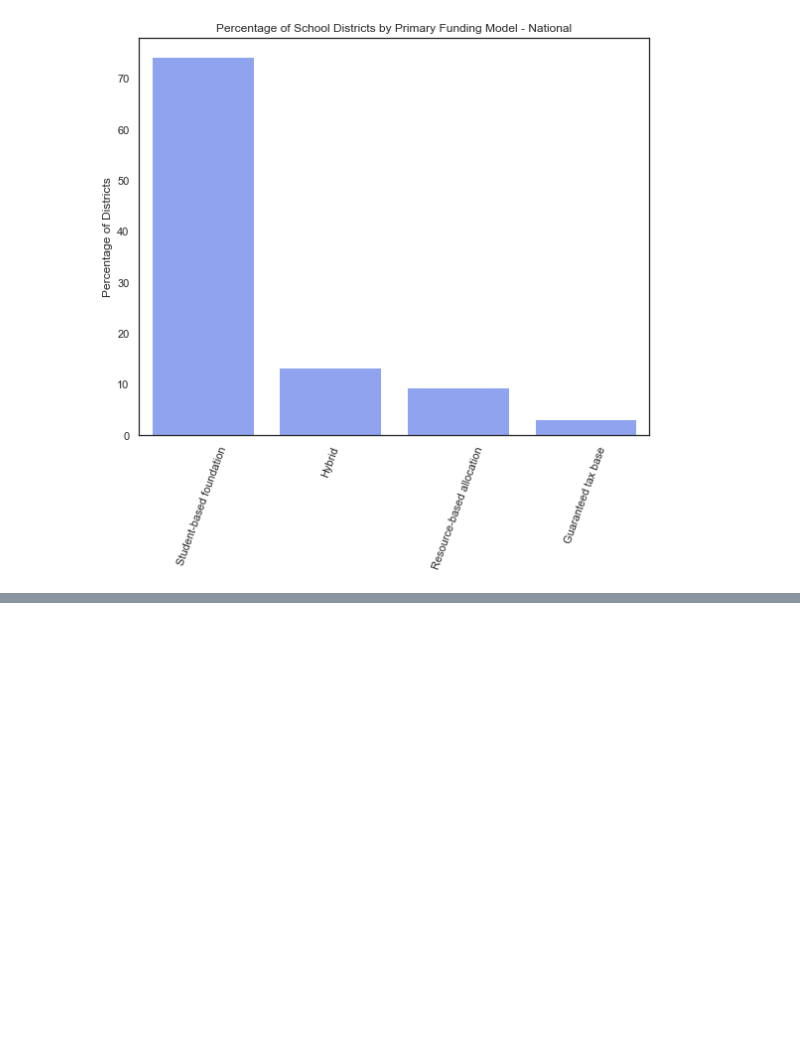
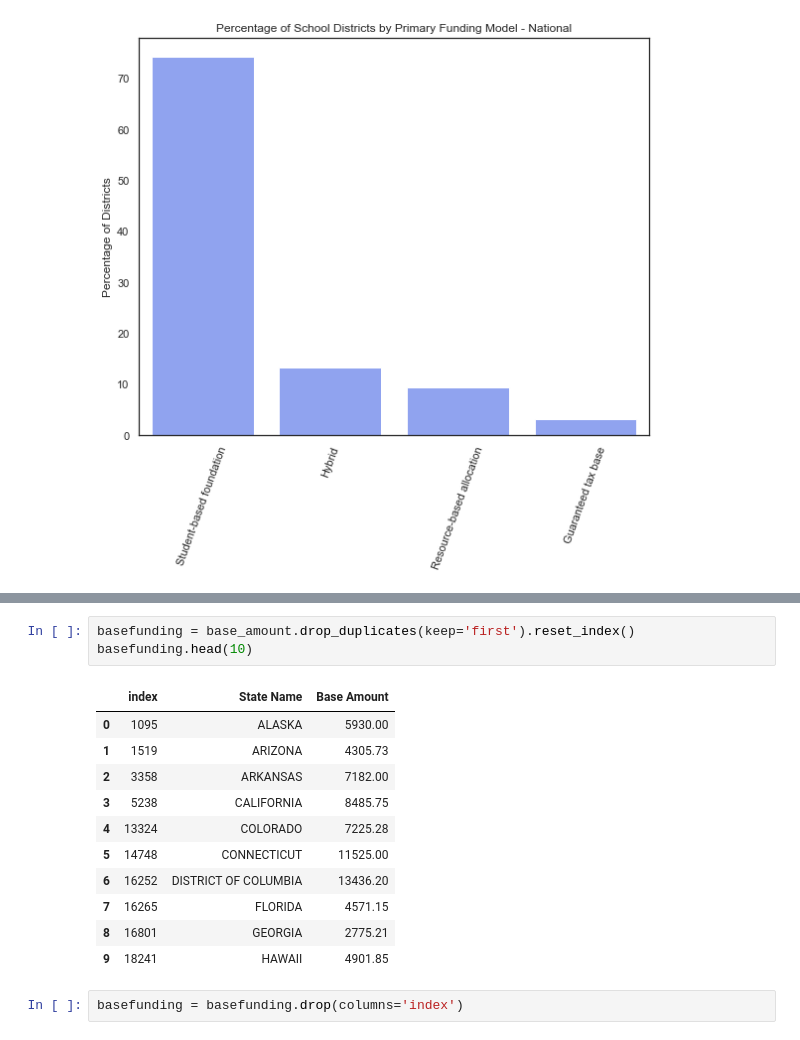
Before and after one commit to caitbrown12/NSS_Capstone, a Jupyter notebook: notebook/NCES_Enrollment_Data_2.ipynb, the cells around one changed output, grey strips where cells are left out. Drawn from its saved outputs; the diff is of its cells as text; blank space fills up the shorter version.

```diff
--- a/notebook/NCES_Enrollment_Data_2.ipynb
+++ b/notebook/NCES_Enrollment_Data_2.ipynb
@@ -1319,0 +1348,17 @@ plt.show();
+# %%
+basefunding = base_amount.drop_duplicates(keep='first').reset_index()
+basefunding.head(10)
+# %% [output]
+|  | index | State Name | Base Amount |
+| 0 | 1095 | ALASKA | 5930.00 |
+| 1 | 1519 | ARIZONA | 4305.73 |
+| 2 | 3358 | ARKANSAS | 7182.00 |
+| 3 | 5238 | CALIFORNIA | 8485.75 |
+| 4 | 13324 | COLORADO | 7225.28 |
+| 5 | 14748 | CONNECTICUT | 11525.00 |
+| 6 | 16252 | DISTRICT OF COLUMBIA | 13436.20 |
+| 7 | 16265 | FLORIDA | 4571.15 |
+| 8 | 16801 | GEORGIA | 2775.21 |
+| 9 | 18241 | HAWAII | 4901.85 |
+# %%
+basefunding = basefunding.drop(columns='index')
```
Also changed, not shown: parts of 9 cells of this notebook.
